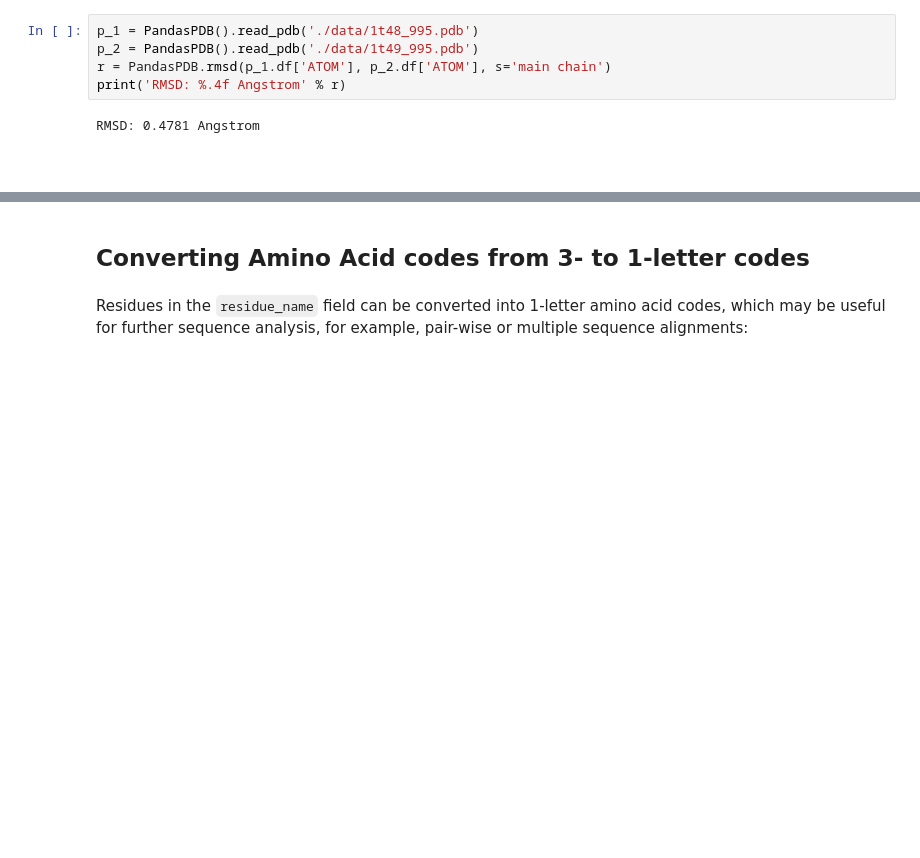
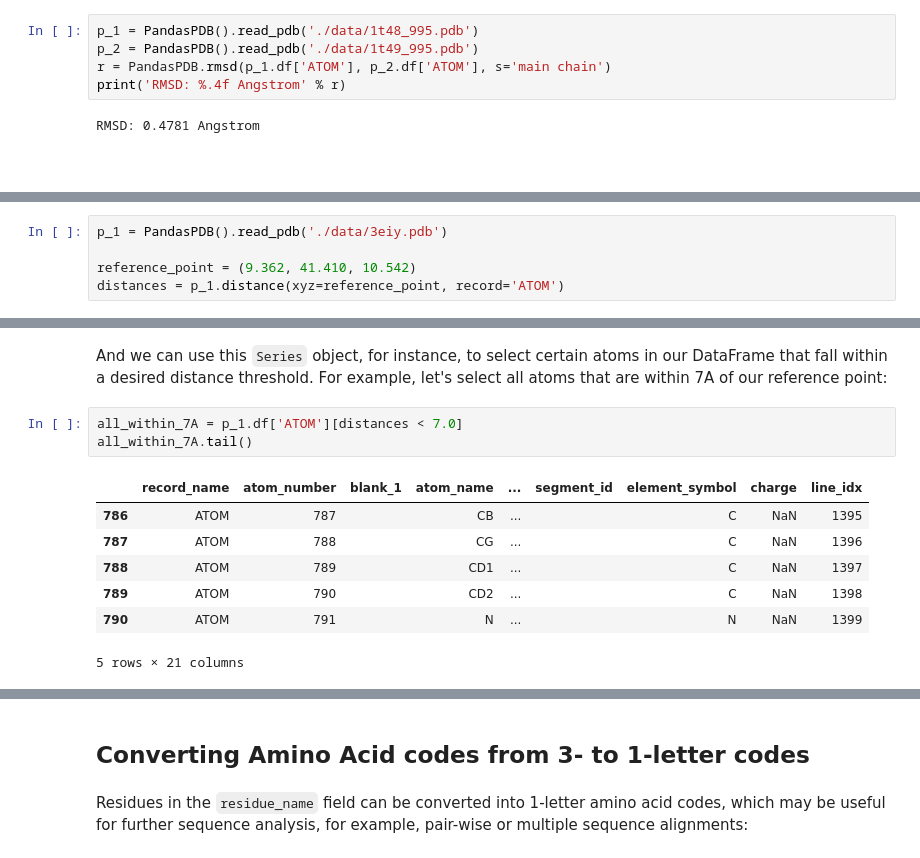
Before and after one commit to BioPandas/biopandas, a Jupyter notebook: docs/sources/tutorials/Working_with_PDB_Structures_in_DataFrames.ipynb, the cells around one changed output, grey strips where cells are left out. Drawn from its saved outputs; the diff is of its cells as text; blank space fills up the shorter version.

Commit message:
distance comp

```diff
--- a/docs/sources/tutorials/Working_with_PDB_Structures_in_DataFrames.ipynb
+++ b/docs/sources/tutorials/Working_with_PDB_Structures_in_DataFrames.ipynb
@@ -400,0 +400,5 @@ RMSD: 0.4781 Angstrom
+# %%
+p_1 = PandasPDB().read_pdb('./data/3eiy.pdb')
+
+reference_point = (9.362, 41.410, 10.542)
+distances = p_1.distance(xyz=reference_point, record='ATOM')
@@ -400,0 +416,13 @@ RMSD: 0.4781 Angstrom
+# %% [markdown]
+And we can use this `Series` object, for instance, to select certain atoms in our DataFrame that fall within a desired distance threshold. For example, let's select all atoms that are within 7A of our reference point:
+# %%
+all_within_7A = p_1.df['ATOM'][distances < 7.0]
+all_within_7A.tail()
+# %% [output]
+|  | record_name | atom_number | blank_1 | atom_name | ... | segment_id | element_symbol | charge | line_idx |
+| 786 | ATOM | 787 |  | CB | ... |  | C | NaN | 1395 |
+| 787 | ATOM | 788 |  | CG | ... |  | C | NaN | 1396 |
+| 788 | ATOM | 789 |  | CD1 | ... |  | C | NaN | 1397 |
+| 789 | ATOM | 790 |  | CD2 | ... |  | C | NaN | 1398 |
+| 790 | ATOM | 791 |  | N | ... |  | N | NaN | 1399 |
+5 rows × 21 columns
```
Also changed, not shown: parts of 8 cells of this notebook, 4 other files.
